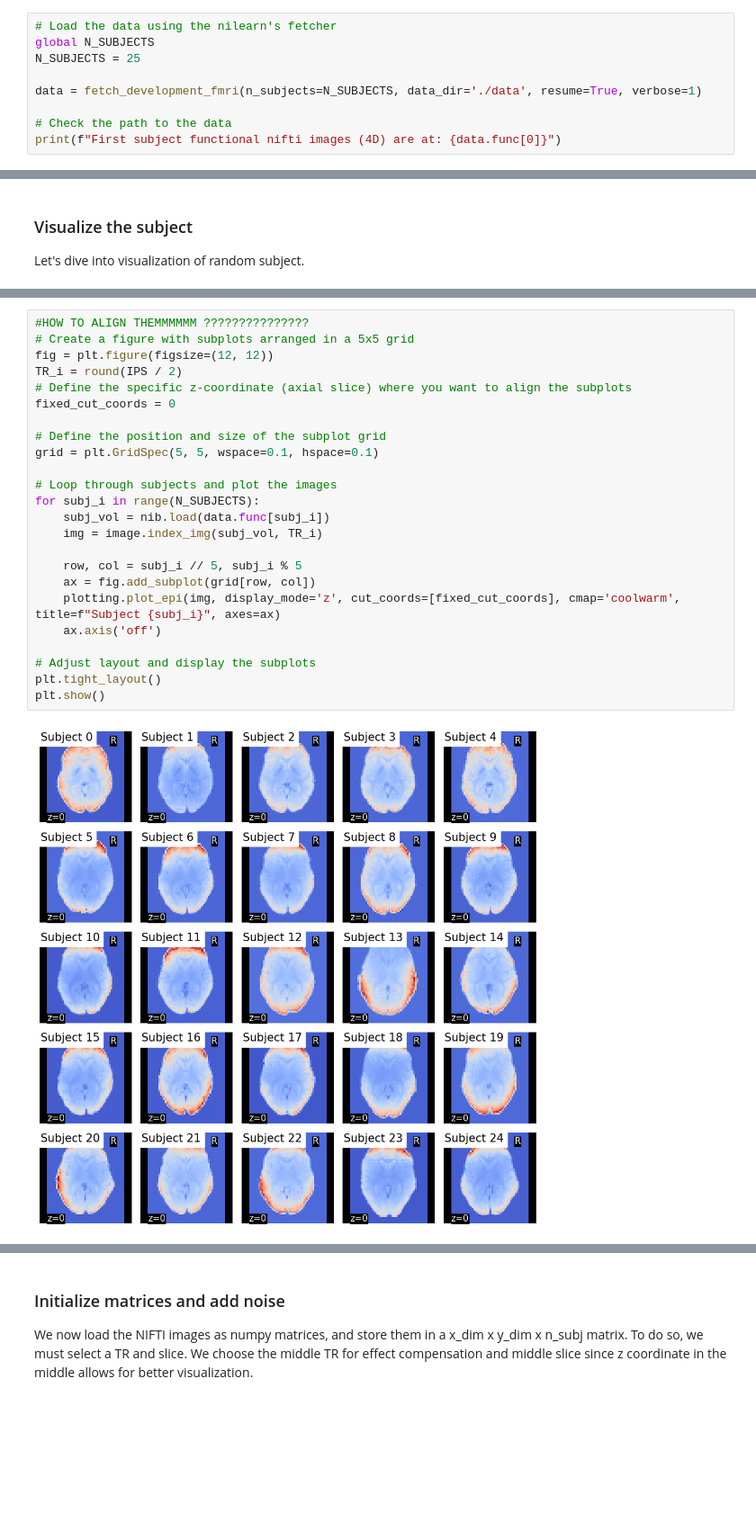
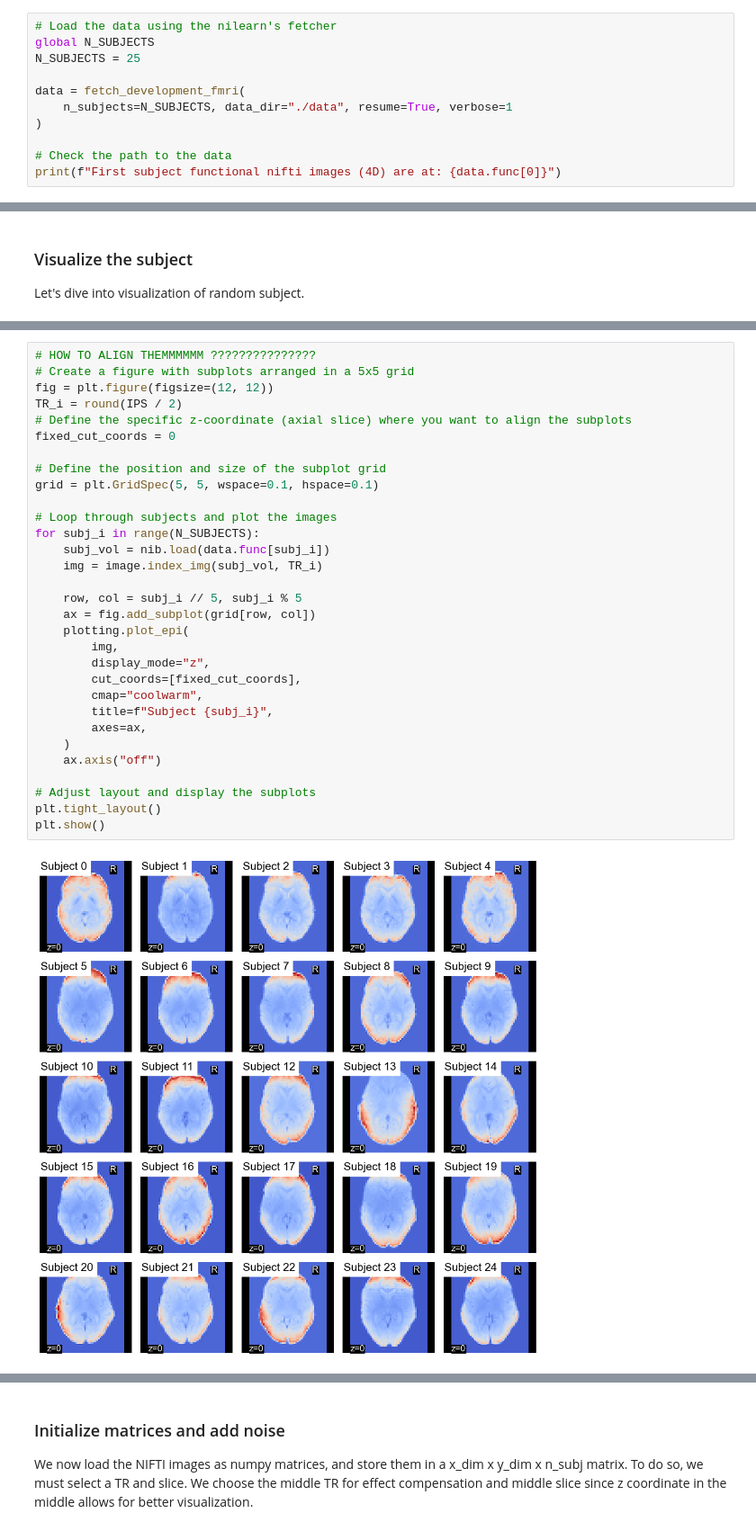
Before and after one commit to ludekcizinsky/fMRI-dimensionality-reduction, a Jupyter notebook: run.ipynb, the cells around one changed output, grey strips where cells are left out. Shown at 90% size. Cells and saved outputs as stored; diff of their text form; blank space fills up the shorter version.

```diff
--- a/run.ipynb
+++ b/run.ipynb
@@ -47,7 +49,9 @@ The `data` variable is a `Bunch` (dict. like object) with the following attribut
 global N_SUBJECTS
 N_SUBJECTS = 25
 
-data = fetch_development_fmri(n_subjects=N_SUBJECTS, data_dir='./data', resume=True, verbose=1)
+data = fetch_development_fmri(
+    n_subjects=N_SUBJECTS, data_dir="./data", resume=True, verbose=1
+)
 
 # Check the path to the data
 print(f"First subject functional nifti images (4D) are at: {data.func[0]}")
@@ -131,26 +137,33 @@ plt.show()
 # %%
-#HOW TO ALIGN THEMMMMMM ???????????????
+# HOW TO ALIGN THEMMMMMM ???????????????
 # Create a figure with subplots arranged in a 5x5 grid
 fig = plt.figure(figsize=(12, 12))
 TR_i = round(IPS / 2)
 # Define the specific z-coordinate (axial slice) where you want to align the subplots
 fixed_cut_coords = 0
 
 # Define the position and size of the subplot grid
 grid = plt.GridSpec(5, 5, wspace=0.1, hspace=0.1)
 
 # Loop through subjects and plot the images
 for subj_i in range(N_SUBJECTS):
     subj_vol = nib.load(data.func[subj_i])
     img = image.index_img(subj_vol, TR_i)
 
     row, col = subj_i // 5, subj_i % 5
     ax = fig.add_subplot(grid[row, col])
-    plotting.plot_epi(img, display_mode='z', cut_coords=[fixed_cut_coords], cmap='coolwarm', title=f"Subject {subj_i}", axes=ax)
-    ax.axis('off')
+    plotting.plot_epi(
+        img,
+        display_mode="z",
+        cut_coords=[fixed_cut_coords],
+        cmap="coolwarm",
+        title=f"Subject {subj_i}",
+        axes=ax,
+    )
+    ax.axis("off")
 
 # Adjust layout and display the subplots
 plt.tight_layout()
 plt.show()
 # %% [output]
-[figure, old version]
+[figure, new version]
```
Also changed, not shown: parts of 29 cells of this notebook, 1 other file.
